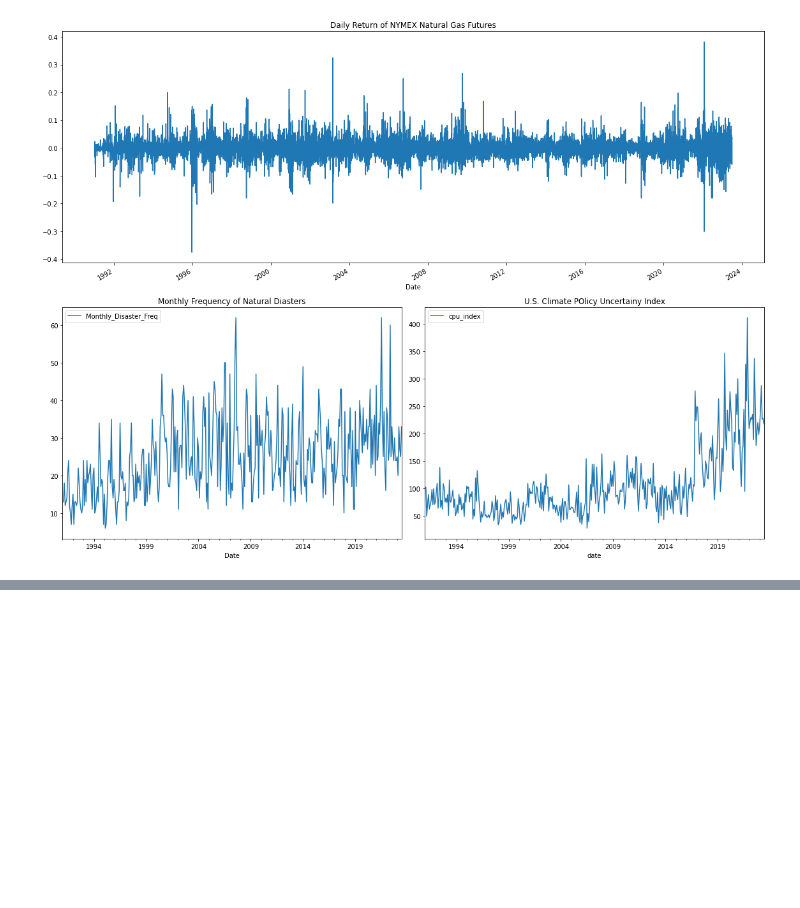
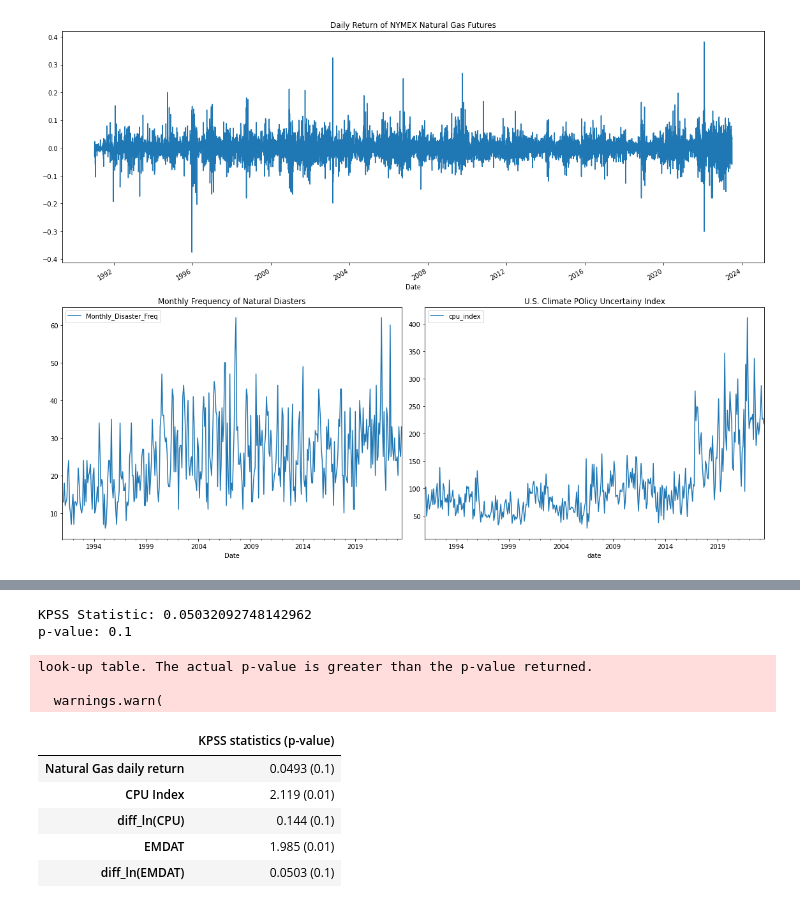
Before and after one commit to agarwgou/qf604, a Jupyter notebook: code/Descriptive Statistic.ipynb, the cells around one changed output, grey strips where cells are left out. Drawn from its saved outputs; the diff is of its cells as text; code cells hidden in the pictures; blank space fills up the shorter version.

```diff
--- a/code/Descriptive Statistic.ipynb
+++ b/code/Descriptive Statistic.ipynb
@@ -291,0 +325,28 @@ desc_stats
+# %%
+result = kpss(diff_ln_emdat_mthly_freq["diff_ln(monthly_disaster_freq)"])
+print('KPSS Statistic:', result[0])
+print('p-value:', result[1])
+
+#p-value is larger at 0.1, hence we cant reject the null hypothesis that diff ln_EMDAT is stationary at 10% significance level
+# %% [output]
+KPSS Statistic: 0.05032092748142962
+p-value: 0.1
+look-up table. The actual p-value is greater than the p-value returned.
+
+  warnings.warn(
+# %%
+pd.DataFrame(
+
+            {"Natural Gas daily return": "0.0493 (0.1)",
+            "CPU Index": "2.119 (0.01)",
+            "diff_ln(CPU)": "0.144 (0.1)",
+            "EMDAT": "1.985 (0.01)",
+            "diff_ln(EMDAT)" : "0.0503 (0.1)"},
+            index = ["KPSS statistics (p-value)"]).T
+# %% [output]
+|  | KPSS statistics (p-value) |
+| Natural Gas daily return | 0.0493 (0.1) |
+| CPU Index | 2.119 (0.01) |
+| diff_ln(CPU) | 0.144 (0.1) |
+| EMDAT | 1.985 (0.01) |
+| diff_ln(EMDAT) | 0.0503 (0.1) |
```
Also changed, not shown: parts of 7 cells of this notebook, 4 other files.
